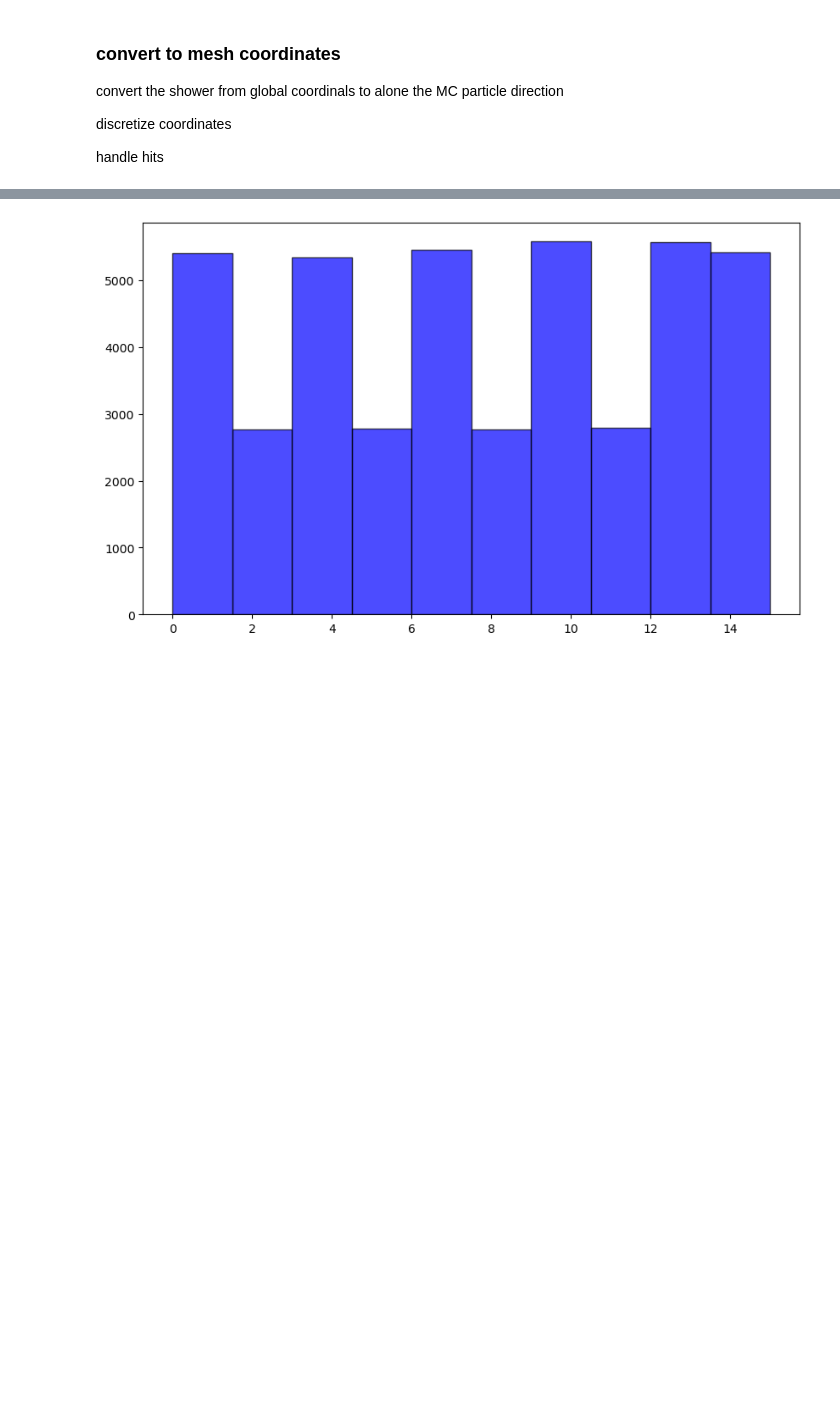
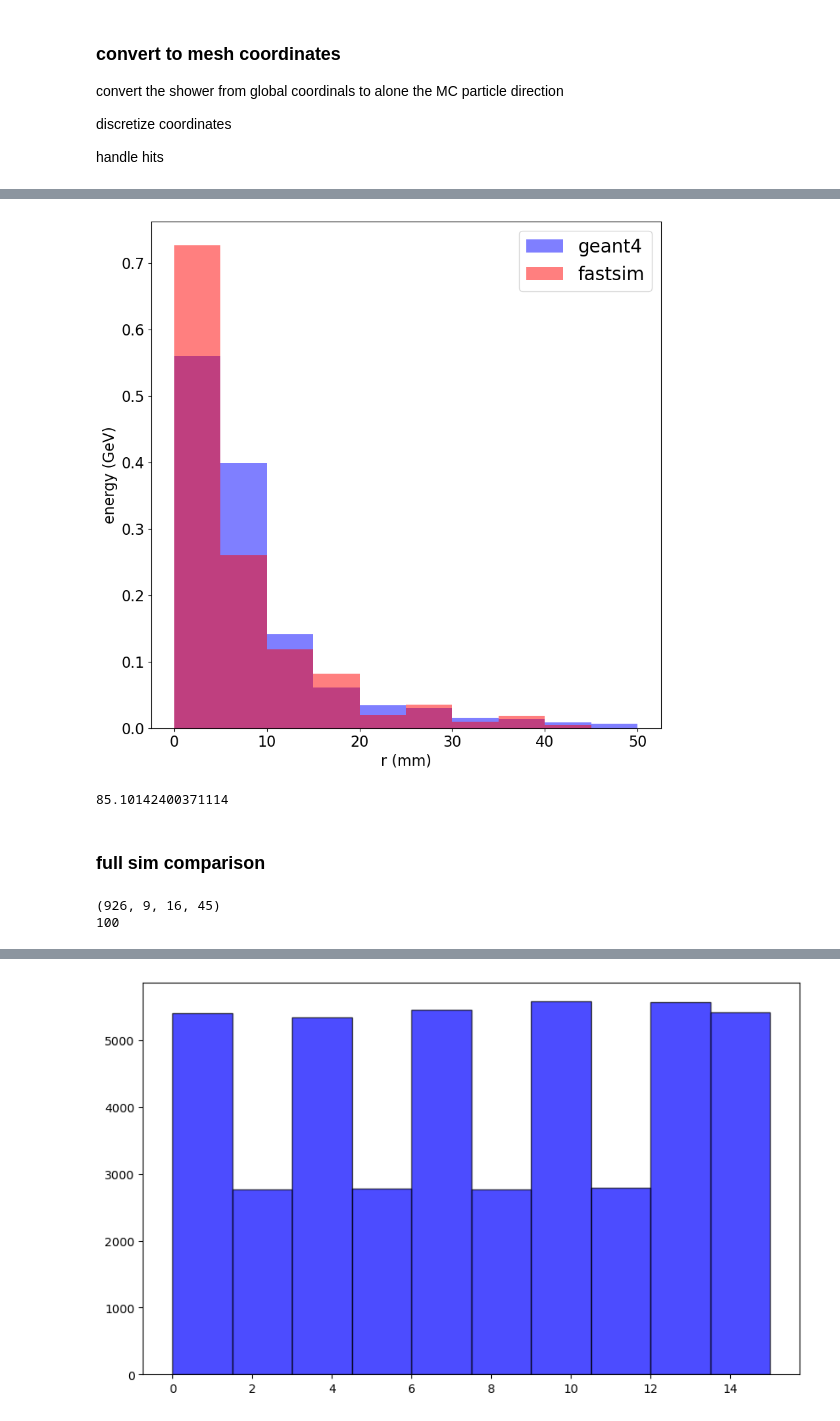
Before and after one commit to key4hep/DDML, a Jupyter notebook: edm4hep_analysis/edm4hep_python.ipynb, the cells around one changed output, grey strips where cells are left out. Saved outputs shown, nothing was run; the diff lists cells and outputs as text; code cells hidden in the pictures; blank space fills up the shorter version.

```diff
--- a/edm4hep_analysis/edm4hep_python.ipynb
+++ b/edm4hep_analysis/edm4hep_python.ipynb
@@ -295,0 +416,26 @@ np.array(list).max()
+# %%
+plt.figure(figsize=(10, 10))
+plt.hist(r_pos_full,bins = 10, weights=np.array(weight_energy_full)/valid_full,range=(0, 50), color = 'blue', alpha = 0.5, label = 'geant4')
+plt.hist(r_pos_fast,bins = 10, weights=np.array(weight_energy_fast)/valid_fast,range=(0, 50), color = 'red', alpha = 0.5, label = 'fastsim')
+plt.legend(fontsize = 20)
+plt.xlabel("r (mm)", fontsize = 16)
+plt.ylabel("energy (GeV)", fontsize = 16)
+plt.tick_params(axis='both', which = 'major', labelsize = 16)
+# plt.hist(r_pos,weights=weight_energy,range=(0, 40))
+# log_energy_fast = np.log10(np.array(weight_energy_fast))+3
+# log_energy_full = np.log10(np.array(weight_energy_full))+3
+# plt.hist(log_energy_full,bins = 100, range=(-2, 2), color = 'blue', alpha = 0.5) # todo change to log
+# plt.hist(log_energy_fast,bins = 100, range=(-2, 2), color = 'red', alpha = 0.5) # todo change to log
+# plt.yscale('log')
+plt.savefig('/home/cinyu/figs/r_profile.png')
+plt.show()
+# %% [output]
+[figure, added]
+# %%
+print(meshshower.sum())
+np.save("/home/cinyu/ddfastshowerml2/edm4hep_analysis/fastsim.npy", meshshower)
+ss = np.load("/home/cinyu/ddfastshowerml2/edm4hep_analysis/fastsim.npy")
+# %% [output]
+85.10142400371114
+# %% [markdown]
+### full sim comparison
@@ -295,0 +444,30 @@ np.array(list).max()
+# %%
+# mesh full
+filename_mesh_full = "/home/cinyu/ddfastshowerml2/fullsim mesh.h5"
+h5 = h5py.File(filename_mesh_full)
+e_mesh_full = h5['showers'][:].astype(np.float32)
+print(np.shape(e_mesh_full))
+nevent = 100
+e_mesh_full = e_mesh_full[:nevent, ...]/1000
+
+r_pos_mesh = []
+z_pos_mesh = []
+weight_energy_mesh = []
+valid_mesh = 0
+
+for nevent in range(np.shape(e_mesh_full)[0]):
+    event = e_mesh_full[nevent]
+
+    # if valid_mesh == 100: break
+    # print(np.shape(event))
+    for nrho in range(9):
+        for nphi in range(16):
+            for nz in range(45):
+                r_pos_mesh.append((nrho+0.5)*sizeOfRhoCells)
+                z_pos_mesh.append((nz+0.5)*sizeOfZCells)
+                weight_energy_mesh.append(event[nrho,nphi,nz])
+    valid_mesh += 1
+print(valid_mesh)
+# %% [output]
+(926, 9, 16, 45)
+100
```
Also changed, not shown: parts of 10 cells of this notebook, 1 other file.
